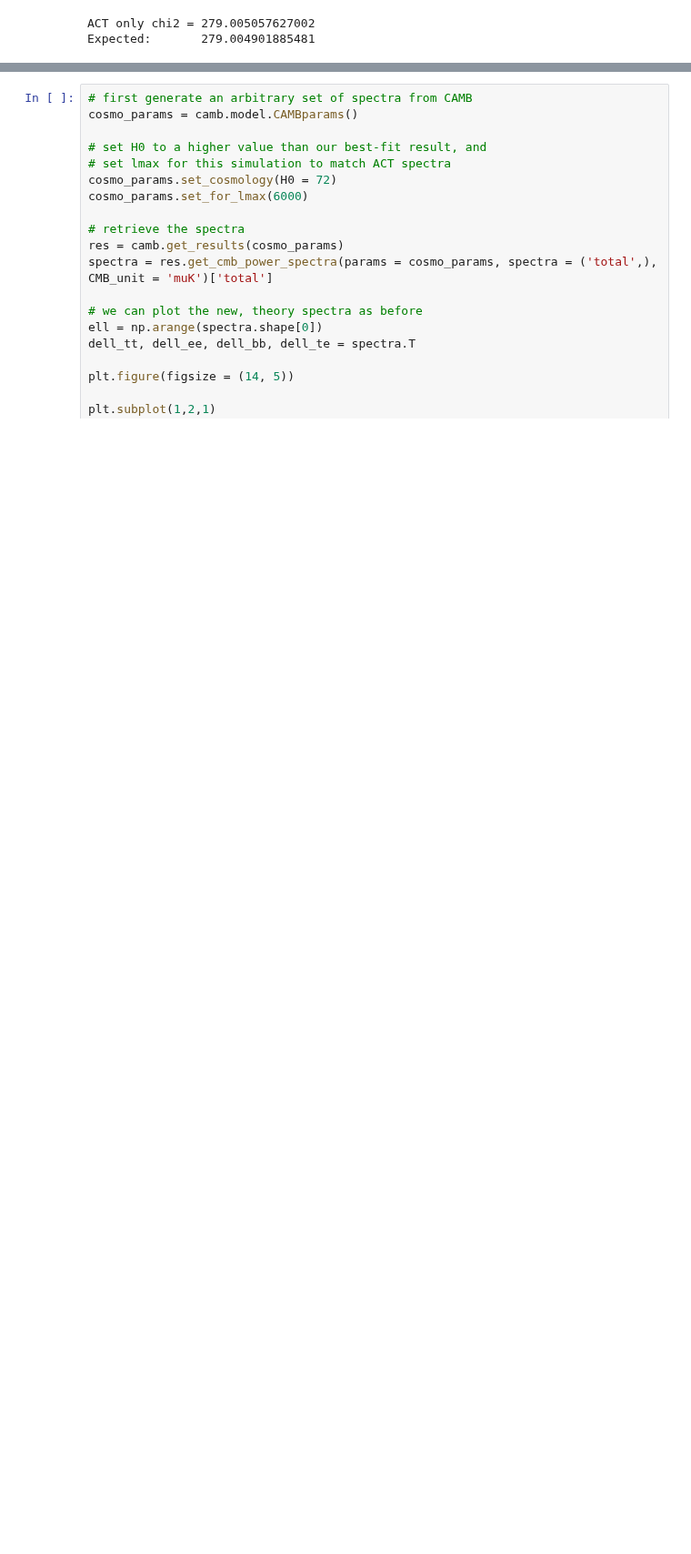
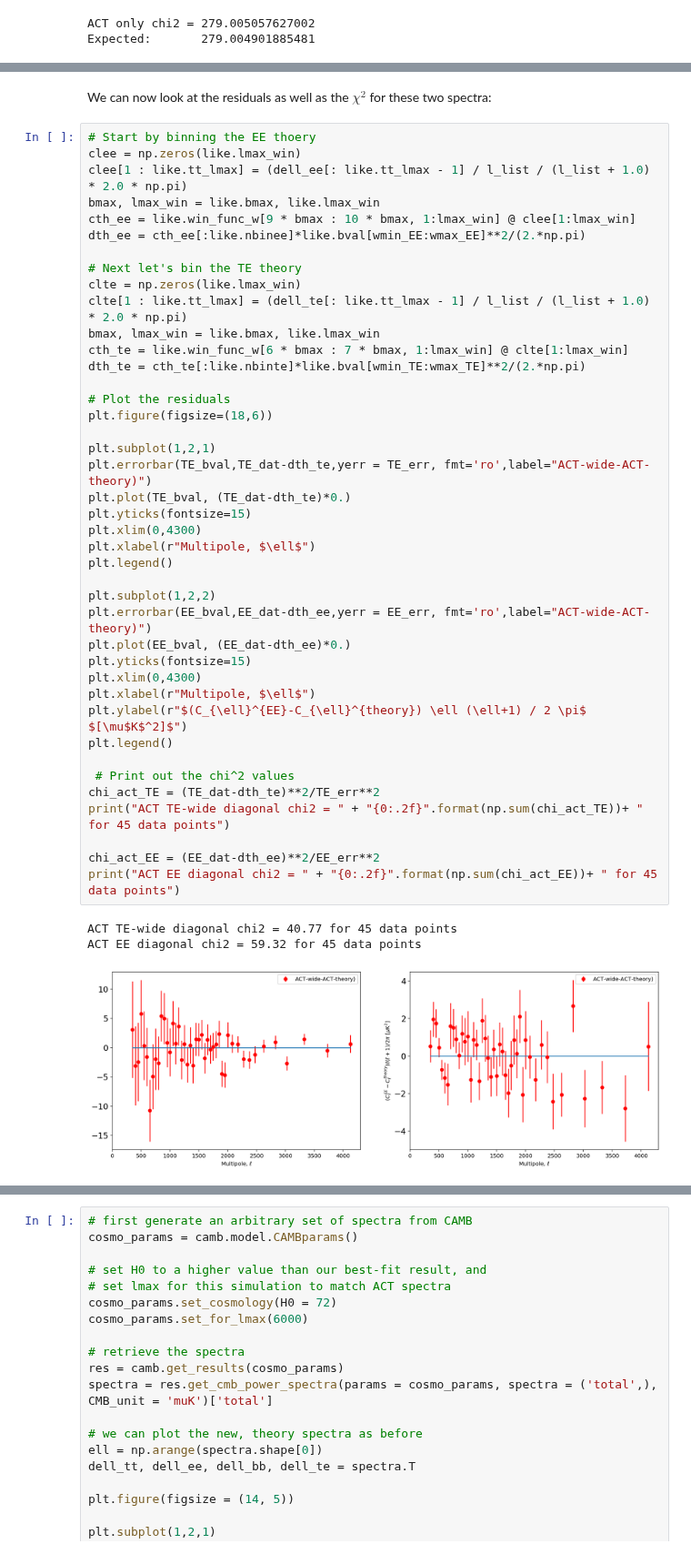
Before and after one commit to ACTCollaboration/DR4_DR5_Notebooks, a Jupyter notebook: Notebooks/Section_10_ACT_likelihood.ipynb, the cells around one changed output, grey strips where cells are left out. Shown at 91% size. Drawn from its saved outputs; the diff is of its cells as text; blank space fills up the shorter version.

```diff
--- a/Notebooks/Section_10_ACT_likelihood.ipynb
+++ b/Notebooks/Section_10_ACT_likelihood.ipynb
@@ -132 +242,48 @@ Expected:       279.004901885481
+# %% [markdown]
+We can now look at the residuals as well as the $\chi^2$ for these two spectra:
+# %%
+# Start by binning the EE thoery
+clee = np.zeros(like.lmax_win)
+clee[1 : like.tt_lmax] = (dell_ee[: like.tt_lmax - 1] / l_list / (l_list + 1.0) * 2.0 * np.pi)
+bmax, lmax_win = like.bmax, like.lmax_win
+cth_ee = like.win_func_w[9 * bmax : 10 * bmax, 1:lmax_win] @ clee[1:lmax_win]
+dth_ee = cth_ee[:like.nbinee]*like.bval[wmin_EE:wmax_EE]**2/(2.*np.pi)
+
+# Next let's bin the TE theory
+clte = np.zeros(like.lmax_win)
+clte[1 : like.tt_lmax] = (dell_te[: like.tt_lmax - 1] / l_list / (l_list + 1.0) * 2.0 * np.pi)
+bmax, lmax_win = like.bmax, like.lmax_win
+cth_te = like.win_func_w[6 * bmax : 7 * bmax, 1:lmax_win] @ clte[1:lmax_win]
+dth_te = cth_te[:like.nbinte]*like.bval[wmin_TE:wmax_TE]**2/(2.*np.pi)
+
+# Plot the residuals
+plt.figure(figsize=(18,6))
+
+plt.subplot(1,2,1)
+plt.errorbar(TE_bval,TE_dat-dth_te,yerr = TE_err, fmt='ro',label="ACT-wide-ACT-theory)")
+plt.plot(TE_bval, (TE_dat-dth_te)*0.)
+plt.yticks(fontsize=15)
+plt.xlim(0,4300)
+plt.xlabel(r"Multipole, $\ell$")
+plt.legend()
+
+plt.subplot(1,2,2)
+plt.errorbar(EE_bval,EE_dat-dth_ee,yerr = EE_err, fmt='ro',label="ACT-wide-ACT-theory)")
+plt.plot(EE_bval, (EE_dat-dth_ee)*0.)
+plt.yticks(fontsize=15)
+plt.xlim(0,4300)
+plt.xlabel(r"Multipole, $\ell$")
+plt.ylabel(r"$(C_{\ell}^{EE}-C_{\ell}^{theory}) \ell (\ell+1) / 2 \pi$ $[\mu$K$^2]$")
+plt.legend()
+
+ # Print out the chi^2 values
+chi_act_TE = (TE_dat-dth_te)**2/TE_err**2
+print("ACT TE-wide diagonal chi2 = " + "{0:.2f}".format(np.sum(chi_act_TE))+ " for 45 data points")
+
+chi_act_EE = (EE_dat-dth_ee)**2/EE_err**2
+print("ACT EE diagonal chi2 = " + "{0:.2f}".format(np.sum(chi_act_EE))+ " for 45 data points")
+# %% [output]
+ACT TE-wide diagonal chi2 = 40.77 for 45 data points
+ACT EE diagonal chi2 = 59.32 for 45 data points
+[figure, added]
 # %% [markdown]
```
Also changed, not shown: parts of 8 cells of this notebook, 3 other files.
